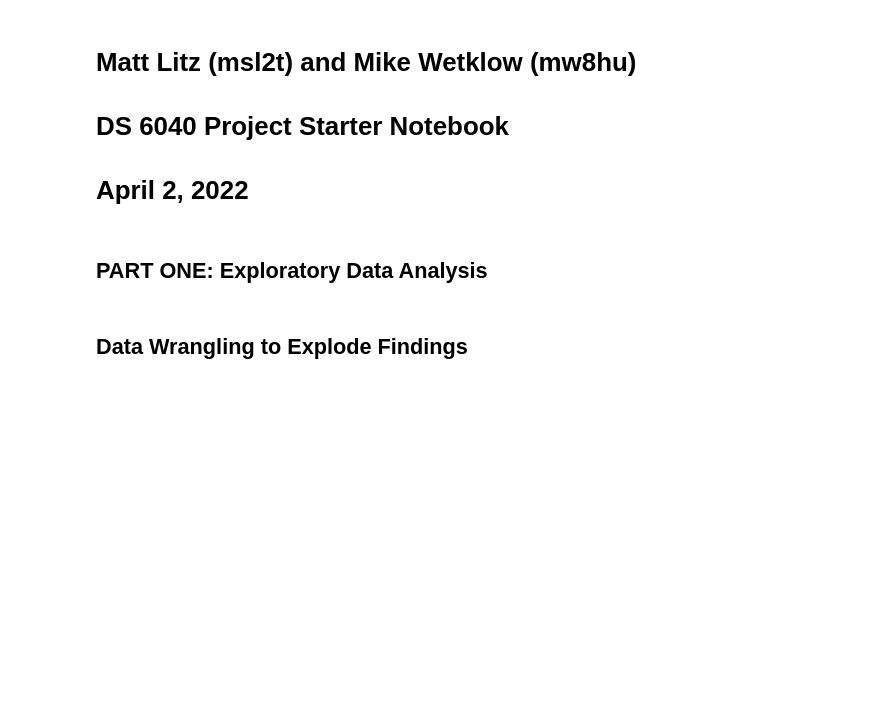
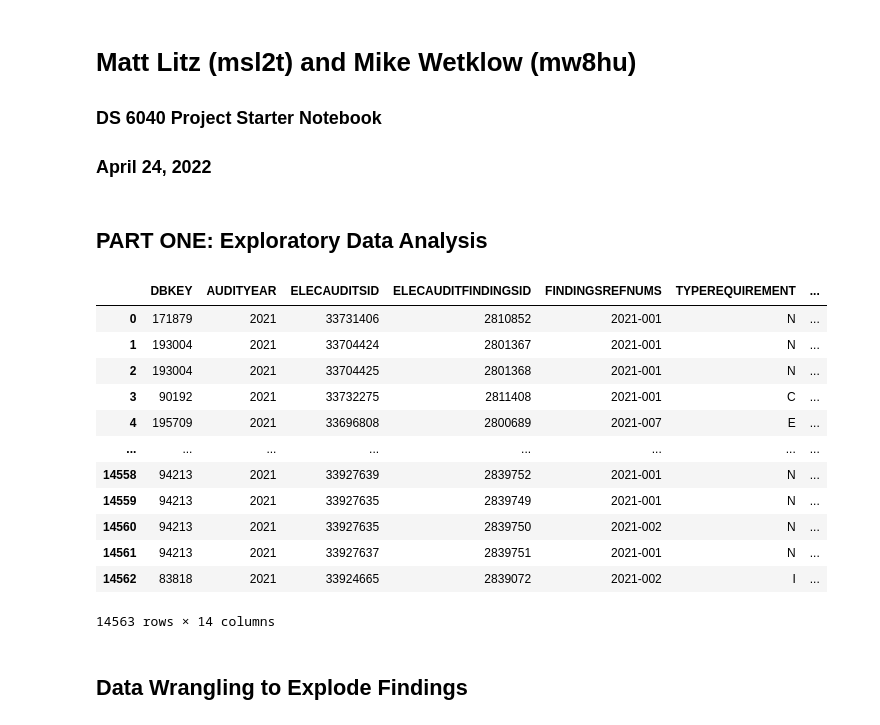
Before and after one commit to mattlitz/DS-6040-semester-project, a Jupyter notebook: project.ipynb, the cells around one changed output. Saved outputs shown, nothing was run; the diff lists cells and outputs as text; code cells hidden in the pictures; blank space fills up the shorter version.

```diff
--- a/project.ipynb
+++ b/project.ipynb
@@ -1,7 +1,7 @@
 # %% [markdown]
 # Matt Litz (msl2t) and Mike Wetklow (mw8hu)
-# DS 6040 Project Starter Notebook
-# April 2, 2022
+### DS 6040 Project Starter Notebook
+### April 24, 2022
 # %% [markdown]
 ## PART ONE:  Exploratory Data Analysis
 # %%
@@ -26,13 +26,38 @@ from sklearn.metrics import accuracy_score
 # %%
 ##Load files
 # Instructions for understanding data can be found at
 #https://facides.census.gov/Files/2019-2021%20Checklist%20Instructions%20and%20Form.pdf
-gen21=pd.read_csv("gen21.csv") # Contains general audit data (DBKEY One to One)
+
+
+gen19=pd.read_csv("data/allfac19/gen19.csv", encoding= 'unicode_escape') # Contains general audit data (DBKEY One to One)
+gen20=pd.read_csv("data/allfac20/gen20.csv", encoding= 'unicode_escape') # Contains general audit data (DBKEY One to One)
+gen21=pd.read_csv("data/allfac21/gen21.csv") # Contains general audit data (DBKEY One to One)
+
+findings19=pd.read_csv("data/allfac19/findings19.csv", encoding= 'unicode_escape') # Contains general audit data (DBKEY One to One)
+findings20=pd.read_csv("data/allfac20/findings20.csv", encoding= 'unicode_escape') # Contains general audit data (DBKEY One to One)
+findings21=pd.read_csv("findings21.csv") # Contains general audit categorical data (DBKEY One to Many)
+
+
 gen21_lazy=pd.read_csv("gen21_lazy.csv") # Contains general audit data (DBKEY One to One)
-findings21=pd.read_csv("findings21.csv") # Contains general audit categorical data (DBKEY One to Many)
+
+
 
 # Instructions for understanding data can be found at
 #https://facides.census.gov/Files/2019-2021%20Checklist%20Instructions%20and%20Form.pdf
+# %% [output]
+|  | DBKEY | AUDITYEAR | ELECAUDITSID | ELECAUDITFINDINGSID | FINDINGSREFNUMS | TYPEREQUIREMENT | ... |
+| 0 | 171879 | 2021 | 33731406 | 2810852 | 2021-001 | N | ... |
+| 1 | 193004 | 2021 | 33704424 | 2801367 | 2021-001 | N | ... |
+| 2 | 193004 | 2021 | 33704425 | 2801368 | 2021-001 | N | ... |
+| 3 | 90192 | 2021 | 33732275 | 2811408 | 2021-001 | C | ... |
+| 4 | 195709 | 2021 | 33696808 | 2800689 | 2021-007 | E | ... |
+| ... | ... | ... | ... | ... | ... | ... | ... |
+| 14558 | 94213 | 2021 | 33927639 | 2839752 | 2021-001 | N | ... |
+| 14559 | 94213 | 2021 | 33927635 | 2839749 | 2021-001 | N | ... |
+| 14560 | 94213 | 2021 | 33927635 | 2839750 | 2021-002 | N | ... |
+| 14561 | 94213 | 2021 | 33927637 | 2839751 | 2021-001 | N | ... |
+| 14562 | 83818 | 2021 | 33924665 | 2839072 | 2021-002 | I | ... |
+14563 rows × 14 columns
 # %% [markdown]
 ## Data Wrangling to Explode Findings
 # %%
```
Also changed, not shown: parts of 11 cells of this notebook.
